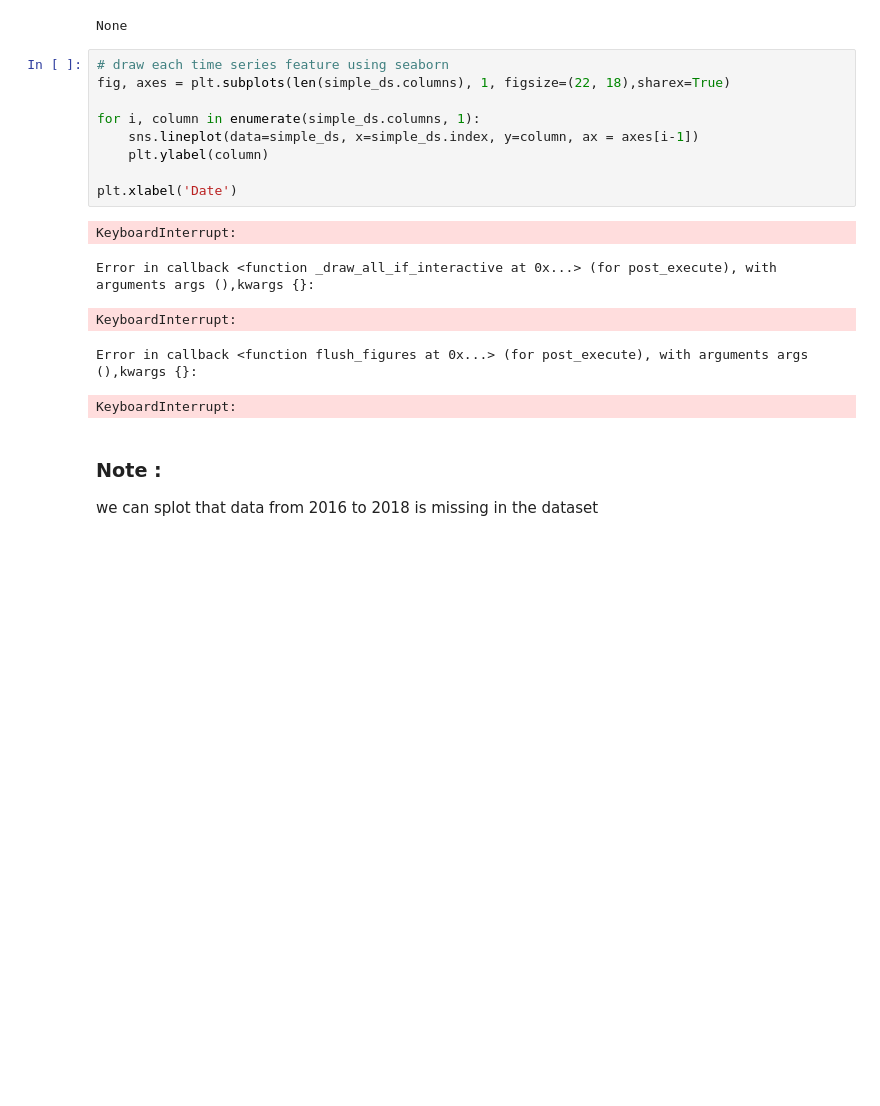
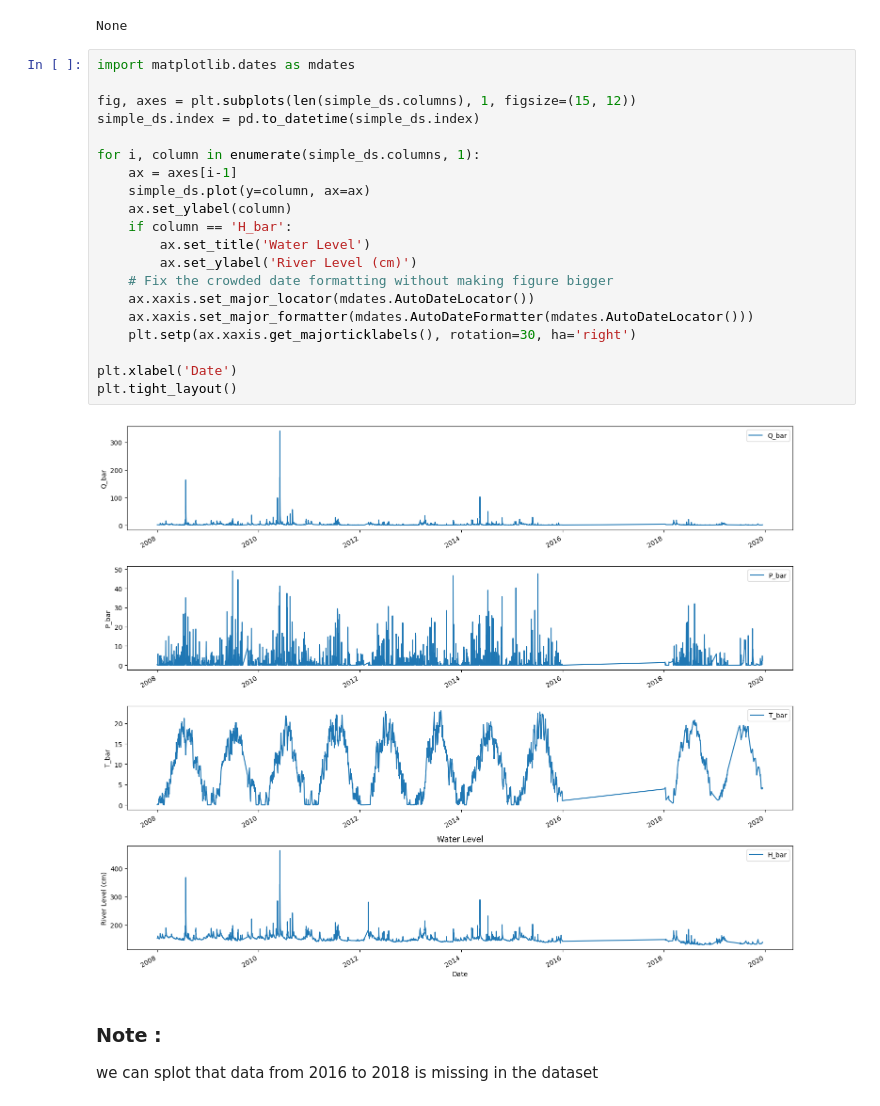
Before and after one commit to omardwahba/water_lvl_pred, a Jupyter notebook: Dataset/data_set_eplanation_and_explore.ipynb, the cells around one changed output. Saved outputs shown, nothing was run; the diff lists cells and outputs as text; blank space fills up the shorter version.

```diff
--- a/Dataset/data_set_eplanation_and_explore.ipynb
+++ b/Dataset/data_set_eplanation_and_explore.ipynb
@@ -96,20 +94,27 @@ dtypes: float64(4)
 memory usage: 2.9+ MB
 None
 # %%
-# draw each time series feature using seaborn
-fig, axes = plt.subplots(len(simple_ds.columns), 1, figsize=(22, 18),sharex=True)
+import matplotlib.dates as mdates
+
+fig, axes = plt.subplots(len(simple_ds.columns), 1, figsize=(15, 12))
+simple_ds.index = pd.to_datetime(simple_ds.index)
 
 for i, column in enumerate(simple_ds.columns, 1):
-    sns.lineplot(data=simple_ds, x=simple_ds.index, y=column, ax = axes[i-1])
-    plt.ylabel(column)
+    ax = axes[i-1]
+    simple_ds.plot(y=column, ax=ax)
+    ax.set_ylabel(column)
+    if column == 'H_bar':
+        ax.set_title('Water Level')
+        ax.set_ylabel('River Level (cm)')
+    # Fix the crowded date formatting without making figure bigger
+    ax.xaxis.set_major_locator(mdates.AutoDateLocator())
+    ax.xaxis.set_major_formatter(mdates.AutoDateFormatter(mdates.AutoDateLocator()))
+    plt.setp(ax.xaxis.get_majorticklabels(), rotation=30, ha='right')
 
 plt.xlabel('Date')
+plt.tight_layout()
 # %% [output]
-KeyboardInterrupt:
-Error in callback <function _draw_all_if_interactive at 0x...> (for post_execute), with arguments args (),kwargs {}:
-KeyboardInterrupt:
-Error in callback <function flush_figures at 0x...> (for post_execute), with arguments args (),kwargs {}:
-KeyboardInterrupt:
+[figure, added]
 # %% [markdown]
 ### Note :
 we can splot that data from 2016 to 2018 is missing in the dataset
```
Also changed, not shown: parts of 4 cells of this notebook.
